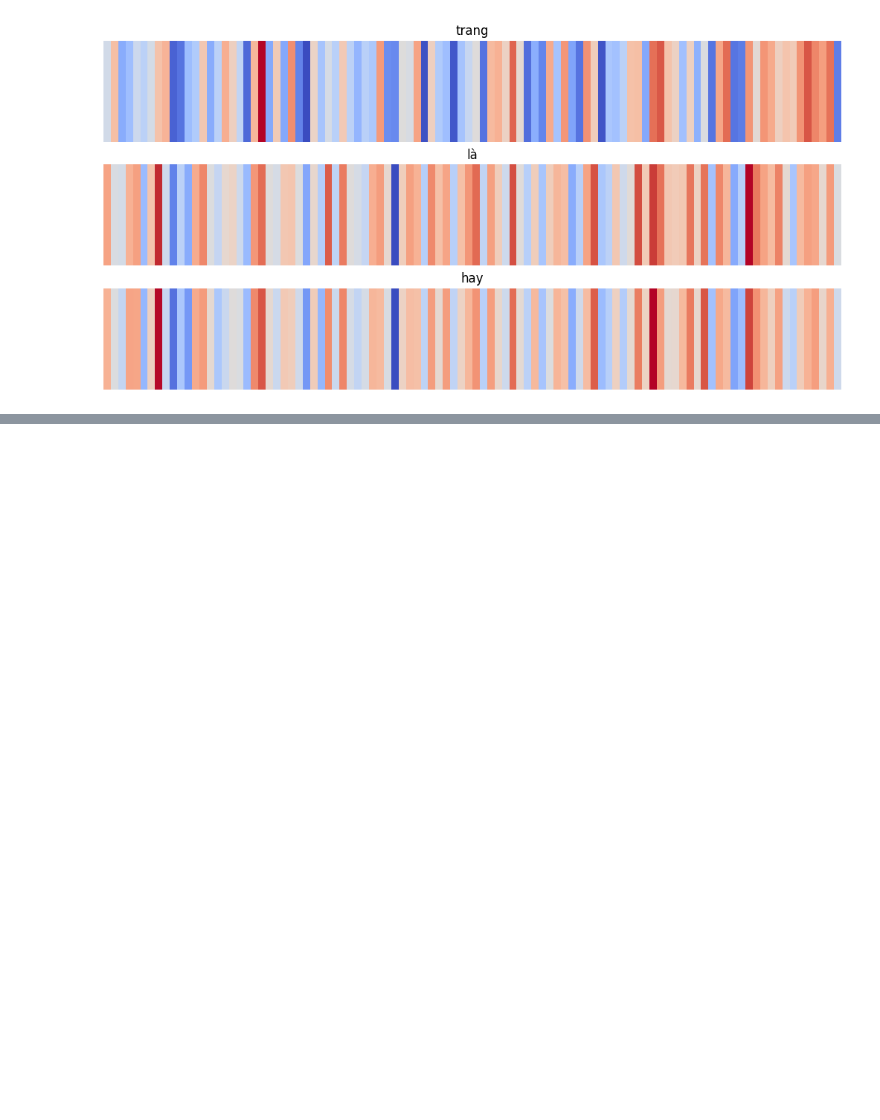
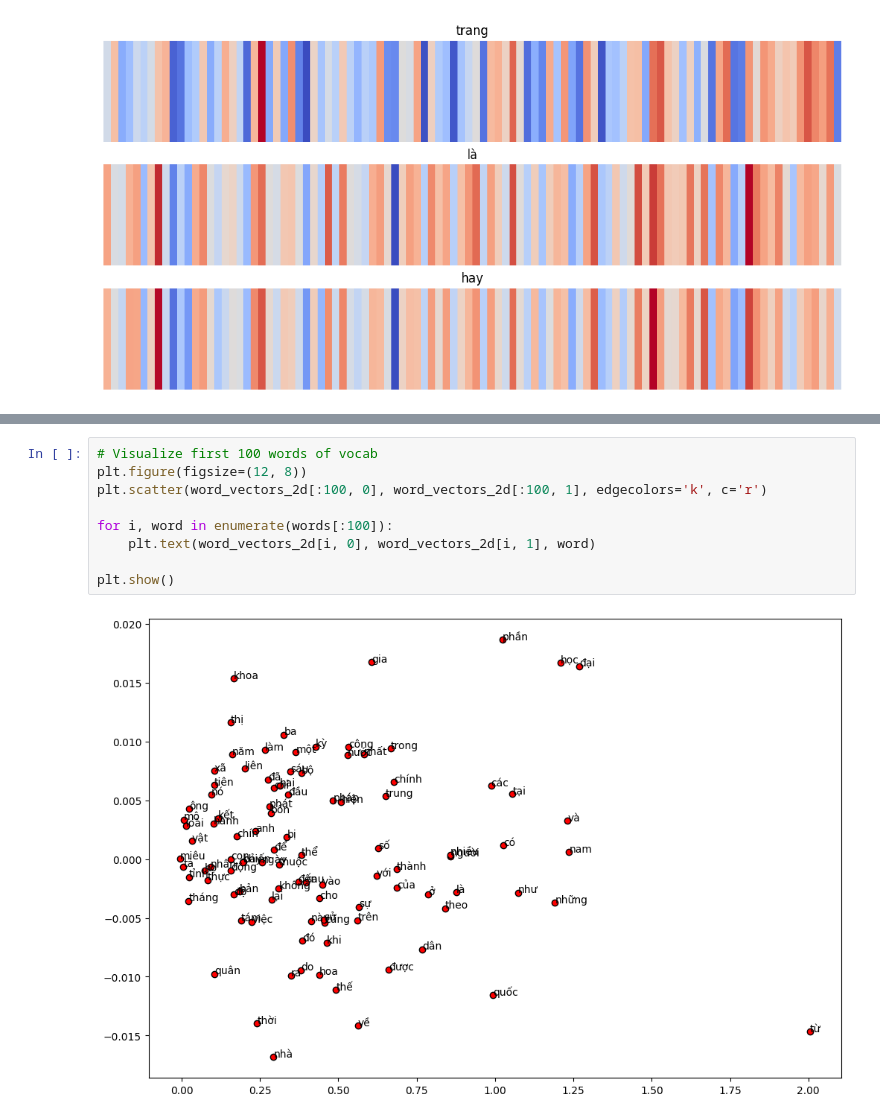
Before and after one commit to ntkhang2003/sudocode2024, a Jupyter notebook: 240110_TextEmbeddings.ipynb, the cells around one changed output, grey strips where cells are left out. Drawn from its saved outputs; the diff is of its cells as text; blank space fills up the shorter version.

```diff
--- a/240110_TextEmbeddings.ipynb
+++ b/240110_TextEmbeddings.ipynb
@@ -147,0 +167,11 @@ plt.show()
+# %%
+# Visualize first 100 words of vocab
+plt.figure(figsize=(12, 8))
+plt.scatter(word_vectors_2d[:100, 0], word_vectors_2d[:100, 1], edgecolors='k', c='r')
+
+for i, word in enumerate(words[:100]):
+    plt.text(word_vectors_2d[i, 0], word_vectors_2d[i, 1], word)
+
+plt.show()
+# %% [output]
+[figure, added]
```
Also changed, not shown: parts of 4 cells of this notebook.
